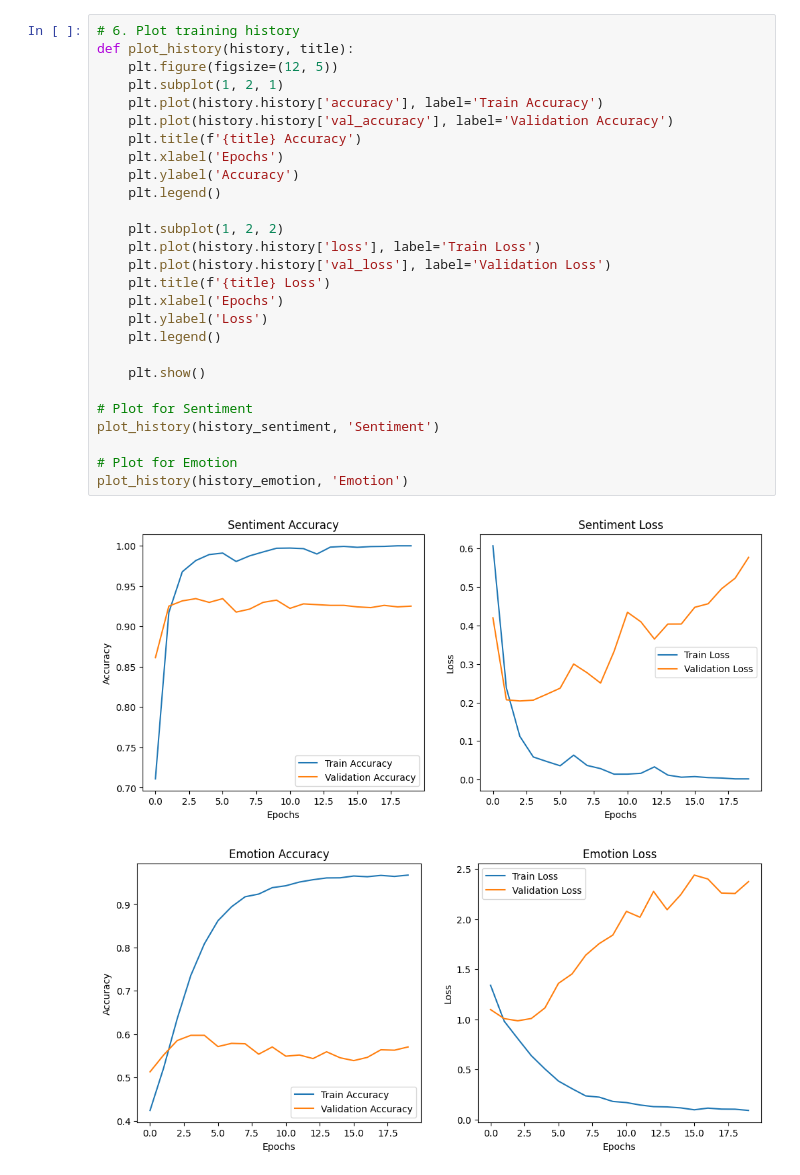
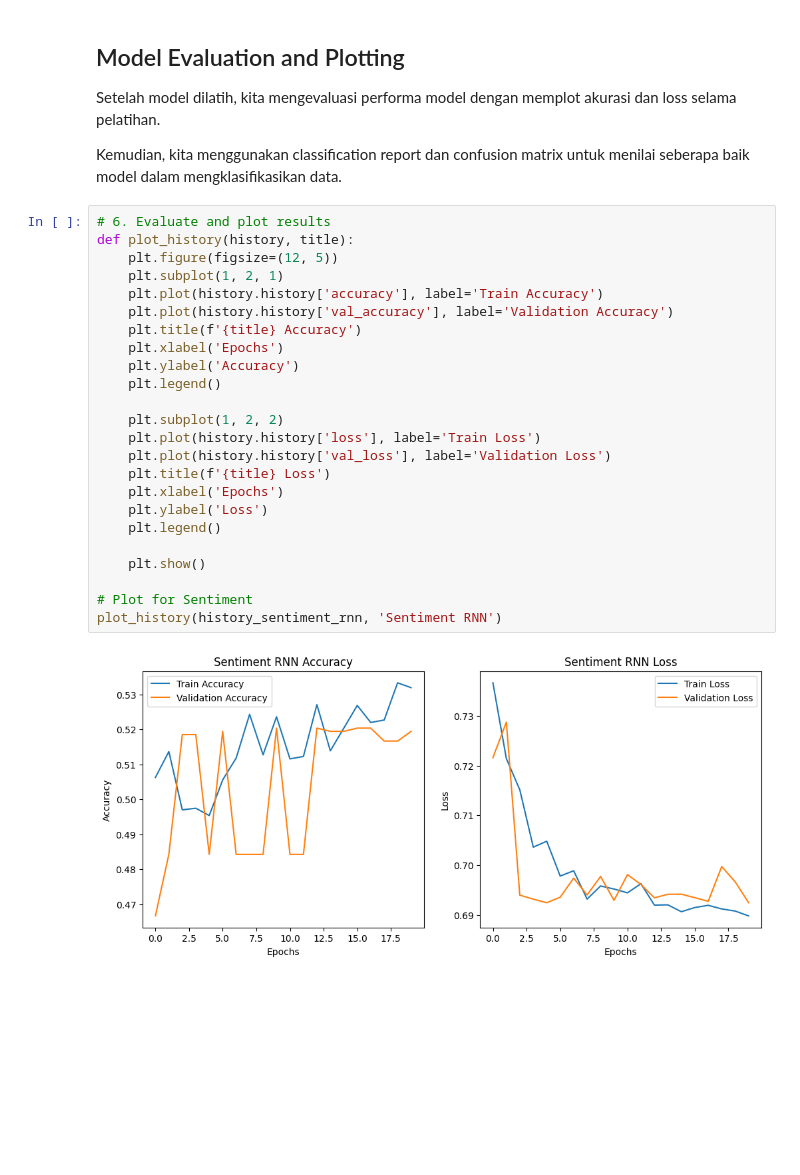
Before and after one commit to defrijay/RNN-Tokped-Sentiment, a Jupyter notebook: tokped-sentiment.ipynb, the cells around one changed output. Saved outputs shown, nothing was run; the diff lists cells and outputs as text; blank space fills up the shorter version.

```diff
--- a/tokped-sentiment.ipynb
+++ b/tokped-sentiment.ipynb
@@ -330,30 +274,31 @@ Epoch 20/20
+# %% [markdown]
+## Model Evaluation and Plotting
+Setelah model dilatih, kita mengevaluasi performa model dengan memplot akurasi dan loss selama pelatihan.
+
+Kemudian, kita menggunakan classification report dan confusion matrix untuk menilai seberapa baik model dalam mengklasifikasikan data.
 # %%
-# 6. Plot training history
+# 6. Evaluate and plot results
 def plot_history(history, title):
     plt.figure(figsize=(12, 5))
     plt.subplot(1, 2, 1)
     plt.plot(history.history['accuracy'], label='Train Accuracy')
     plt.plot(history.history['val_accuracy'], label='Validation Accuracy')
     plt.title(f'{title} Accuracy')
     plt.xlabel('Epochs')
     plt.ylabel('Accuracy')
     plt.legend()
 
     plt.subplot(1, 2, 2)
     plt.plot(history.history['loss'], label='Train Loss')
     plt.plot(history.history['val_loss'], label='Validation Loss')
     plt.title(f'{title} Loss')
     plt.xlabel('Epochs')
     plt.ylabel('Loss')
     plt.legend()
 
     plt.show()
 
 # Plot for Sentiment
-plot_history(history_sentiment, 'Sentiment')
-
-# Plot for Emotion
-plot_history(history_emotion, 'Emotion')
+plot_history(history_sentiment_rnn, 'Sentiment RNN')
 # %% [output]
-[figure, old version]
+[figure, new version]
-[figure, removed]
```
Also changed, not shown: parts of 38 cells of this notebook, 1 other file.
